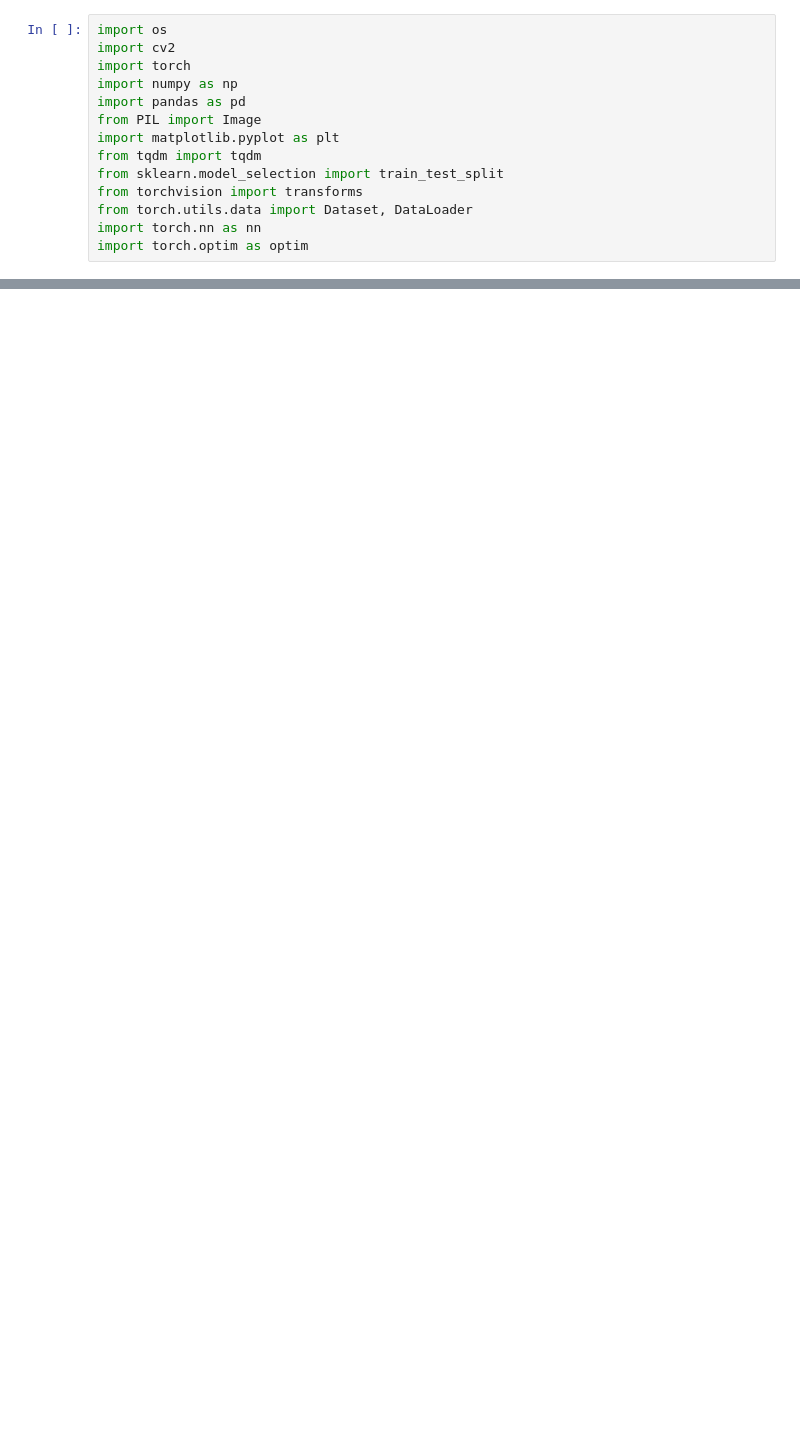
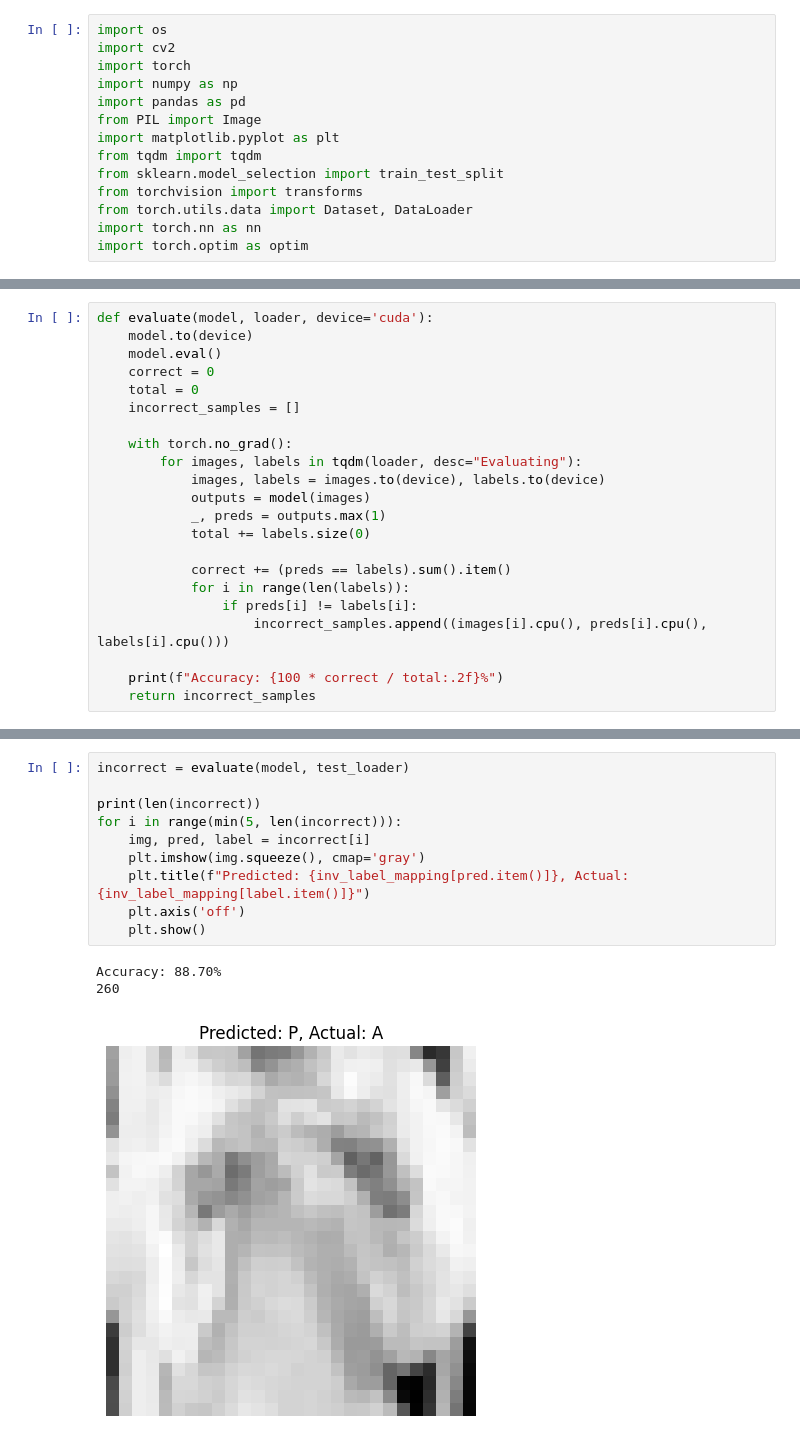
Before and after one commit to Only-Space/gestur-tangan-huruf, a Jupyter notebook: gestur_tangan.ipynb, the cells around one changed output, grey strips where cells are left out. Cells and saved outputs as stored; diff of their text form; blank space fills up the shorter version.

```diff
--- a/gestur_tangan.ipynb
+++ b/gestur_tangan.ipynb
@@ -538,0 +306,22 @@ Accuracy: 99.96%
+# %%
+def evaluate(model, loader, device='cuda'):
+    model.to(device)
+    model.eval()
+    correct = 0
+    total = 0
+    incorrect_samples = []
+
+    with torch.no_grad():
+        for images, labels in tqdm(loader, desc="Evaluating"):
+            images, labels = images.to(device), labels.to(device)
+            outputs = model(images)
+            _, preds = outputs.max(1)
+            total += labels.size(0)
+
+            correct += (preds == labels).sum().item()
+            for i in range(len(labels)):
+                if preds[i] != labels[i]:
+                    incorrect_samples.append((images[i].cpu(), preds[i].cpu(), labels[i].cpu()))
+
+    print(f"Accuracy: {100 * correct / total:.2f}%")
+    return incorrect_samples
@@ -538,0 +378,14 @@ Accuracy: 99.96%
+# %%
+incorrect = evaluate(model, test_loader)
+
+print(len(incorrect))
+for i in range(min(5, len(incorrect))):
+    img, pred, label = incorrect[i]
+    plt.imshow(img.squeeze(), cmap='gray')
+    plt.title(f"Predicted: {inv_label_mapping[pred.item()]}, Actual: {inv_label_mapping[label.item()]}")
+    plt.axis('off')
+    plt.show()
+# %% [output]
+Accuracy: 88.70%
+260
+[figure, added]
```
Also changed, not shown: parts of 22 cells of this notebook.
